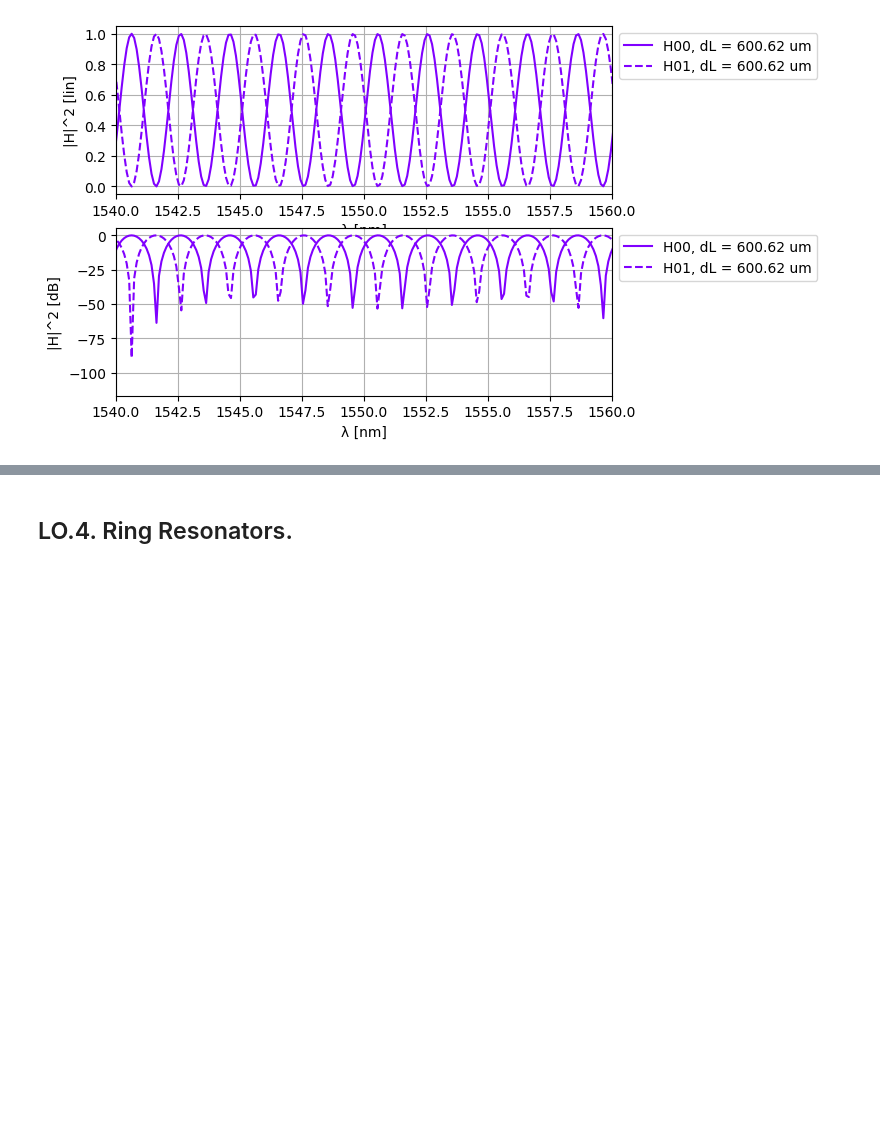
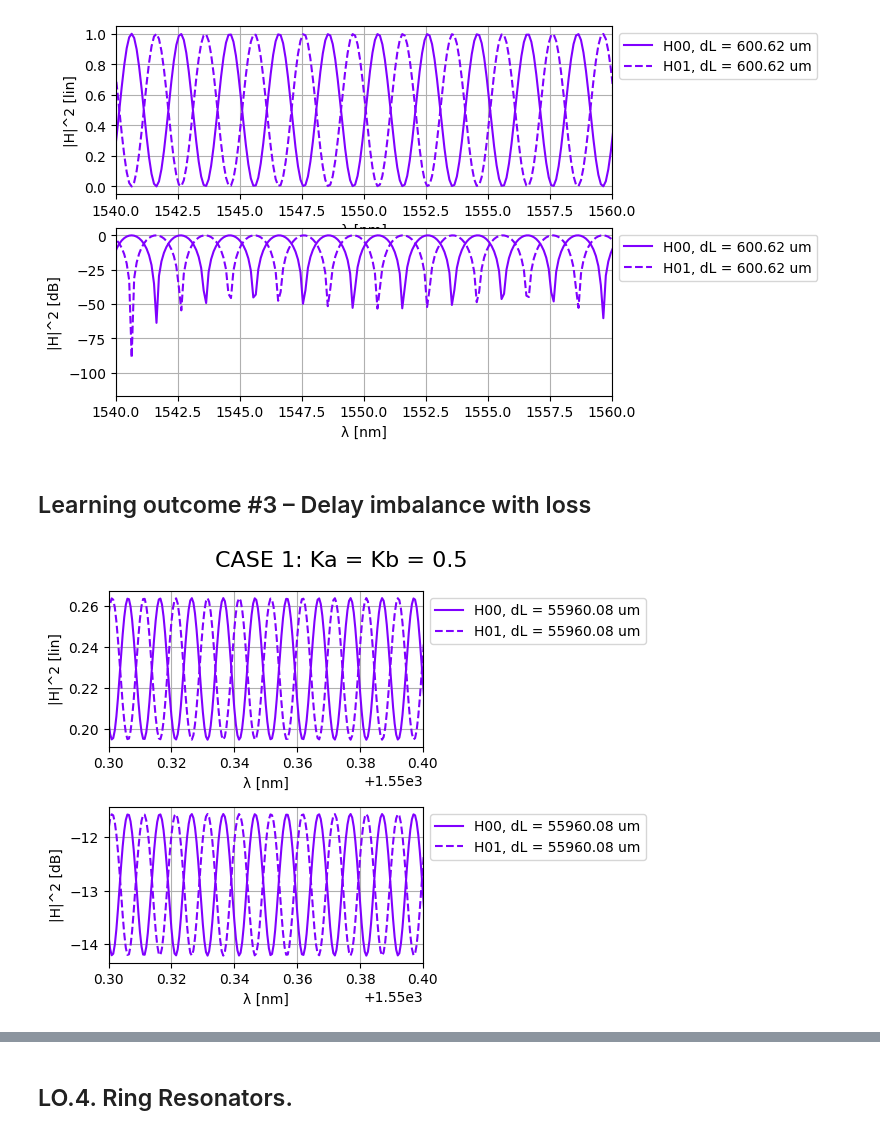
Before and after one commit to miiraandaa/cifoin-lab3, a Jupyter notebook: CIRCUITS_&_COMPACT_MODELS.ipynb, the cells around one changed output, grey strips where cells are left out. Cells and saved outputs as stored; diff of their text form; code cells hidden in the pictures; blank space fills up the shorter version.

```diff
--- a/CIRCUITS_&_COMPACT_MODELS.ipynb
+++ b/CIRCUITS_&_COMPACT_MODELS.ipynb
@@ -388,3 +385,67 @@ ax[1].set_ylabel("|H|^2 [dB]")
 # %% [output]
 Text(0, 0.5, '|H|^2 [dB]')
 [figure]
+# %% [markdown]
+## Learning outcome #3 – Delay imbalance with loss
+# %%
+# Wavelengths to simulate
+wl = jnp.arange(1.55, 1.5505, 0.0000005)
+
+# Length values to simulate. We have a base length and we will vary the length of one arm using delta_l_v
+n_eff = 2.38
+n_g = 4.25
+d=0
+
+
+l_base=1000
+delta_l_v = np.array([55960.0840224255])
+
+
+loss = 4/10000 #dB / um
+
+# Couplers (CASE 1)
+Ka = 0.5
+Kb = 0.5
+
+# Testbench
+mzi_test = []
+
+n_curves = np.shape(delta_l_v)[0]
+color = cm.rainbow(np.linspace(0, 1, n_curves))
+
+fig, ax = plt.subplots(2,1)
+for i, delta_l in enumerate(delta_l_v):
+    # Simulate MZI with given length difference
+    # We can access the waveguide lengths by using the instance names defined in the circuit
+    # First we instantiate the MZI with the desired lengths
+    mzi_test = mzi(
+        wl=wl,
+        wvg_S={"length": l_base, "neff": n_eff, "ng": n_g, "D": d, "loss": loss},
+        wvg_N={"length": l_base + delta_l, "neff": n_eff, "ng": n_g, "D": d, "loss": loss}
+    )
+    # Then we can extract the S-parameters using the port names defined in the circuit
+    H00 = mzi_test["in0", "out0"]
+    H01 = mzi_test["in0", "out1"]
+
+    H00_dB = 20.0*jnp.log10(np.abs(H00) ** 2)
+    H01_dB = 20.0*jnp.log10(np.abs(H01) ** 2)
+
+    ax[0].plot(wl * 1e3, np.abs(H00)**2, linestyle="-", color=color[i], label=f"H00, dL = {delta_l:.2f} um")
+    ax[0].plot(wl * 1e3, np.abs(H01)**2, linestyle="--", color=color[i], label=f"H01, dL = {delta_l:.2f} um")
+
+    ax[1].plot(wl * 1e3, H00_dB, linestyle="-", color=color[i], label=f"H00, dL = {delta_l:.2f} um")
+    ax[1].plot(wl * 1e3, H01_dB, linestyle="--", color=color[i], label=f"H01, dL = {delta_l:.2f} um")
+
+for i in range(0,2):
+    ax[i].grid(visible=True)
+    ax[i].legend(fontsize=8)
+    ax[i].set_xlabel("λ [nm]")
+    ax[i].set_xlim(1550.3,1550.4)
+    ax[i].legend(loc='upper left', bbox_to_anchor=(1, 1))
+
+ax[0].set_ylabel("|H|^2 [lin]")
+ax[1].set_ylabel("|H|^2 [dB]")
+fig.suptitle("CASE 1: Ka = Kb = 0.5", fontsize=16)
+plt.tight_layout()
+# %% [output]
+[figure, added]
```
Also changed, not shown: parts of 6 cells of this notebook.
